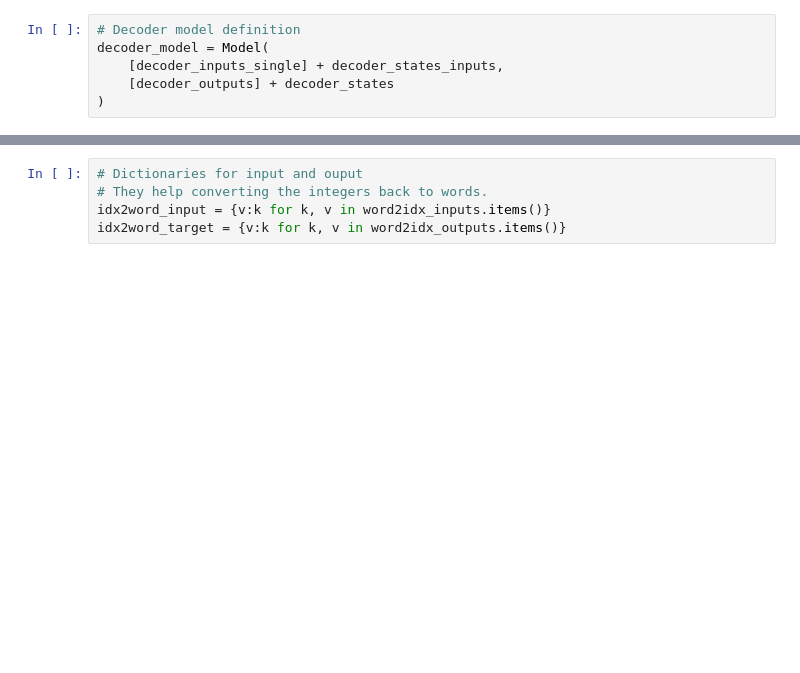
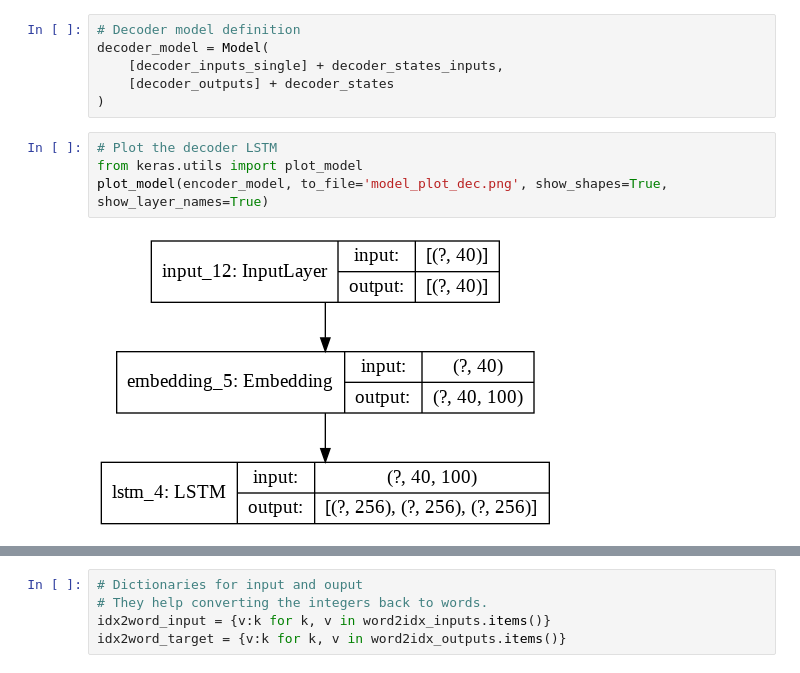
Before and after one commit to dKenez/VITMAV45_project, a Jupyter notebook: main.ipynb, the cells around one changed output, grey strips where cells are left out. Cells and saved outputs as stored; diff of their text form; blank space fills up the shorter version.

```diff
--- a/main.ipynb
+++ b/main.ipynb
@@ -621,6 +782,12 @@ decoder_model = Model(
     [decoder_inputs_single] + decoder_states_inputs,
     [decoder_outputs] + decoder_states
 )
+# %%
+# Plot the decoder LSTM
+from keras.utils import plot_model
+plot_model(encoder_model, to_file='model_plot_dec.png', show_shapes=True, show_layer_names=True)
+# %% [output]
+[figure, added]
 # %%
 # Plot the decoder LSTM
 from keras.utils import plot_model
```
Also changed, not shown: parts of 74 cells of this notebook.
